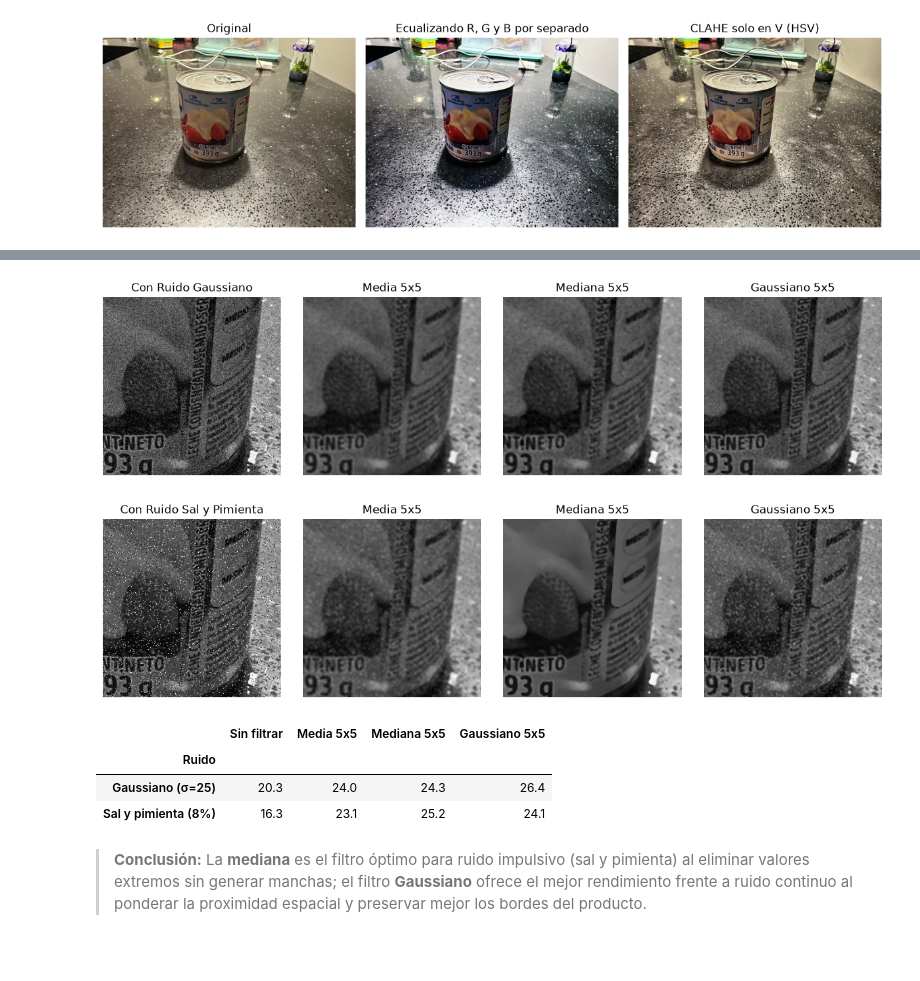
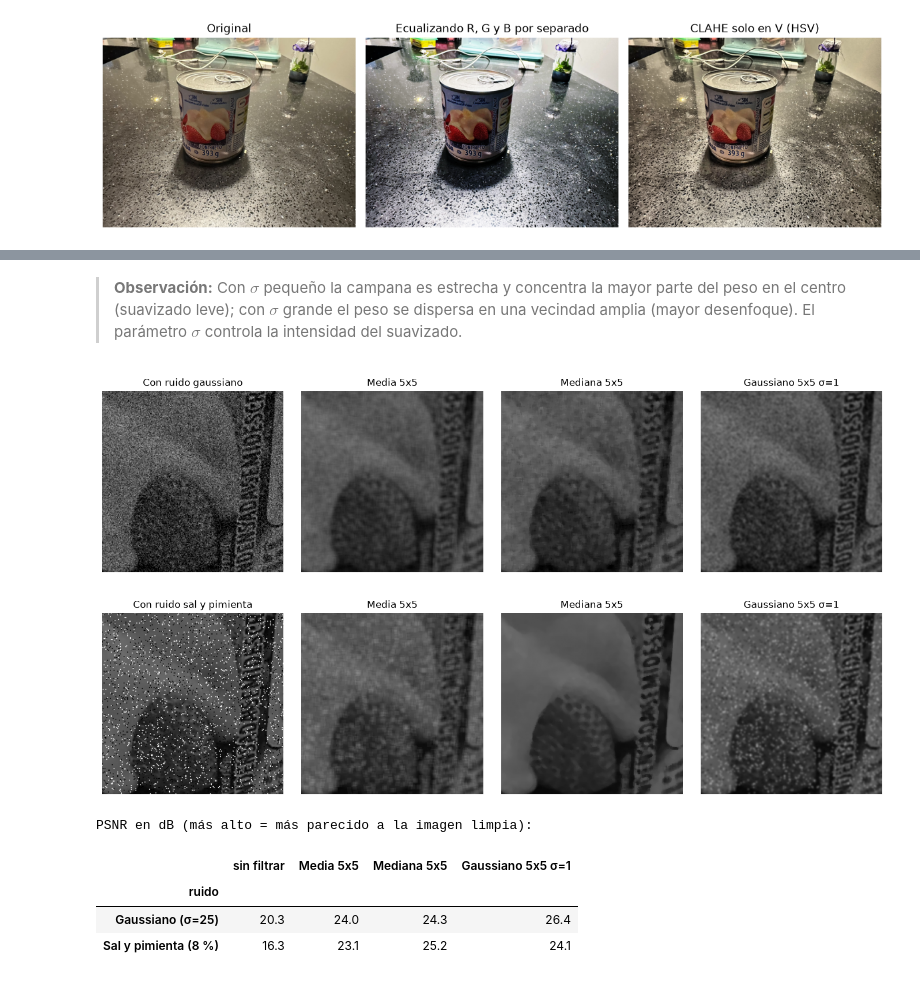
Before and after one commit to patrici0l/vision-por-computador, a Jupyter notebook: practica2.ipynb, the cells around one changed output, grey strips where cells are left out. Drawn from its saved outputs; the diff is of its cells as text; code cells hidden in the pictures.

```diff
--- a/practica2.ipynb
+++ b/practica2.ipynb
@@ -157,41 +239,44 @@ Inyección de ruido, filtrado (Media, Mediana, Gaussiano) y medición de fidelid
+# %% [markdown]
+> **Observación:** Con $\sigma$ pequeño la campana es estrecha y concentra la mayor parte del peso en el centro (suavizado leve); con $\sigma$ grande el peso se dispersa en una vecindad amplia (mayor desenfoque). El parámetro $\sigma$ controla la intensidad del suavizado.
 # %%
 limpia = gris.copy()
 rng = np.random.default_rng(0)
 
-# Inyección de ruido sintético
+# Inyección de ruido a la imagen de nuestro producto
 ruido_gauss = np.clip(limpia + rng.normal(0, 25, limpia.shape), 0, 255).astype(np.uint8)
 ruido_sp = limpia.copy()
-mask = rng.random(limpia.shape)
-ruido_sp[mask < 0.04] = 0    # 4% pimienta
-ruido_sp[mask > 0.96] = 255  # 4% sal
+mascara = rng.random(limpia.shape)
+ruido_sp[mascara < 0.04] = 0      # pimienta: 4 % de píxeles negros
+ruido_sp[mascara > 0.96] = 255    # sal: 4 % de píxeles blancos
 
-# Filtros a comparar
+# Definición de los filtros
 filtros = {
     "Media 5x5": lambda im: cv2.blur(im, (5, 5)),
     "Mediana 5x5": lambda im: cv2.medianBlur(im, 5),
-    "Gaussiano 5x5": lambda im: cv2.GaussianBlur(im, (5, 5), 1.0)
+    "Gaussiano 5x5 σ=1": lambda im: cv2.GaussianBlur(im, (5, 5), 1.0),
 }
 
-# Comparativa visual con zoom en el producto
-zoom = (slice(450, 750), slice(650, 950))
-for ruidosa, nombre in [(ruido_gauss, "Ruido Gaussiano"), (ruido_sp, "Ruido Sal y Pimienta")]:
+# Tabla cuantitativa de métricas PSNR
+tabla = []
+for nombre_ruido, ruidosa in [("Gaussiano (σ=25)", ruido_gauss), ("Sal y pimienta (8 %)", ruido_sp)]:
+    fila = {"ruido": nombre_ruido, "sin filtrar": cv2.PSNR(limpia, ruidosa)}
+    for nombre, f in filtros.items():
+        fila[nombre] = cv2.PSNR(limpia, f(ruidosa))
+    tabla.append(fila)
+
+# Comparación visual con zoom sobre una región con detalles de nuestro producto
+zoom = (slice(450, 650), slice(650, 850))
+for ruidosa, nombre_ruido in [(ruido_gauss, "ruido gaussiano"), (ruido_sp, "ruido sal y pimienta")]:
     mostrar([ruidosa[zoom]] + [f(ruidosa)[zoom] for f in filtros.values()],
-            [f"Con {nombre}"] + list(filtros.keys()), ancho=3)
+            [f"Con {nombre_ruido}"] + list(filtros), ancho=3.5)
 
-# Tabla cuantitativa PSNR (dB)
-tabla = [{
-    "Ruido": n,
-    "Sin filtrar": round(cv2.PSNR(limpia, r), 1),
-    **{nom: round(cv2.PSNR(limpia, f(r)), 1) for nom, f in filtros.items()}
-} for n, r in [("Gaussiano (σ=25)", ruido_gauss), ("Sal y pimienta (8%)", ruido_sp)]]
-
-pd.DataFrame(tabla).set_index("Ruido")
+print("PSNR en dB (más alto = más parecido a la imagen limpia):")
+pd.DataFrame(tabla).set_index("ruido").round(1)
 # %% [output]
-[figure, old version]
+[figure, new version]
-[figure, old version]
+[figure, new version]
+PSNR en dB (más alto = más parecido a la imagen limpia):
-|  | Sin filtrar | Media 5x5 | Mediana 5x5 | Gaussiano 5x5 |
-| Ruido |  |  |  |  |
+|  | sin filtrar | Media 5x5 | Mediana 5x5 | Gaussiano 5x5 σ=1 |
+| ruido |  |  |  |  |
 | Gaussiano (σ=25) | 20.3 | 24.0 | 24.3 | 26.4 |
-| Sal y pimienta (8%) | 16.3 | 23.1 | 25.2 | 24.1 |
+| Sal y pimienta (8 %) | 16.3 | 23.1 | 25.2 | 24.1 |
-# %% [markdown]
-> **Conclusión:** La **mediana** es el filtro óptimo para ruido impulsivo (sal y pimienta) al eliminar valores extremos sin generar manchas; el filtro **Gaussiano** ofrece el mejor rendimiento frente a ruido continuo al ponderar la proximidad espacial y preservar mejor los bordes del producto.
```
Also changed, not shown: parts of 15 cells of this notebook.
